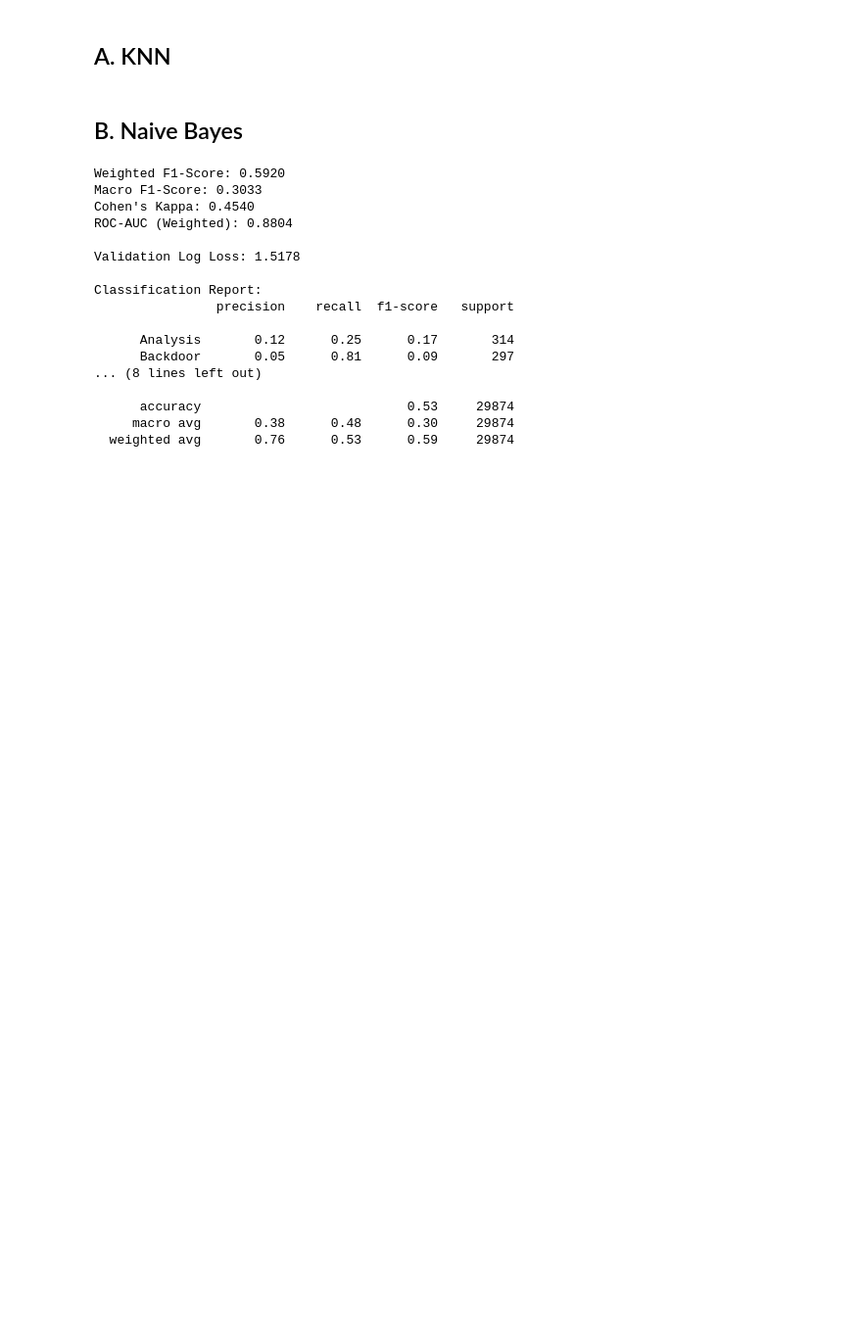
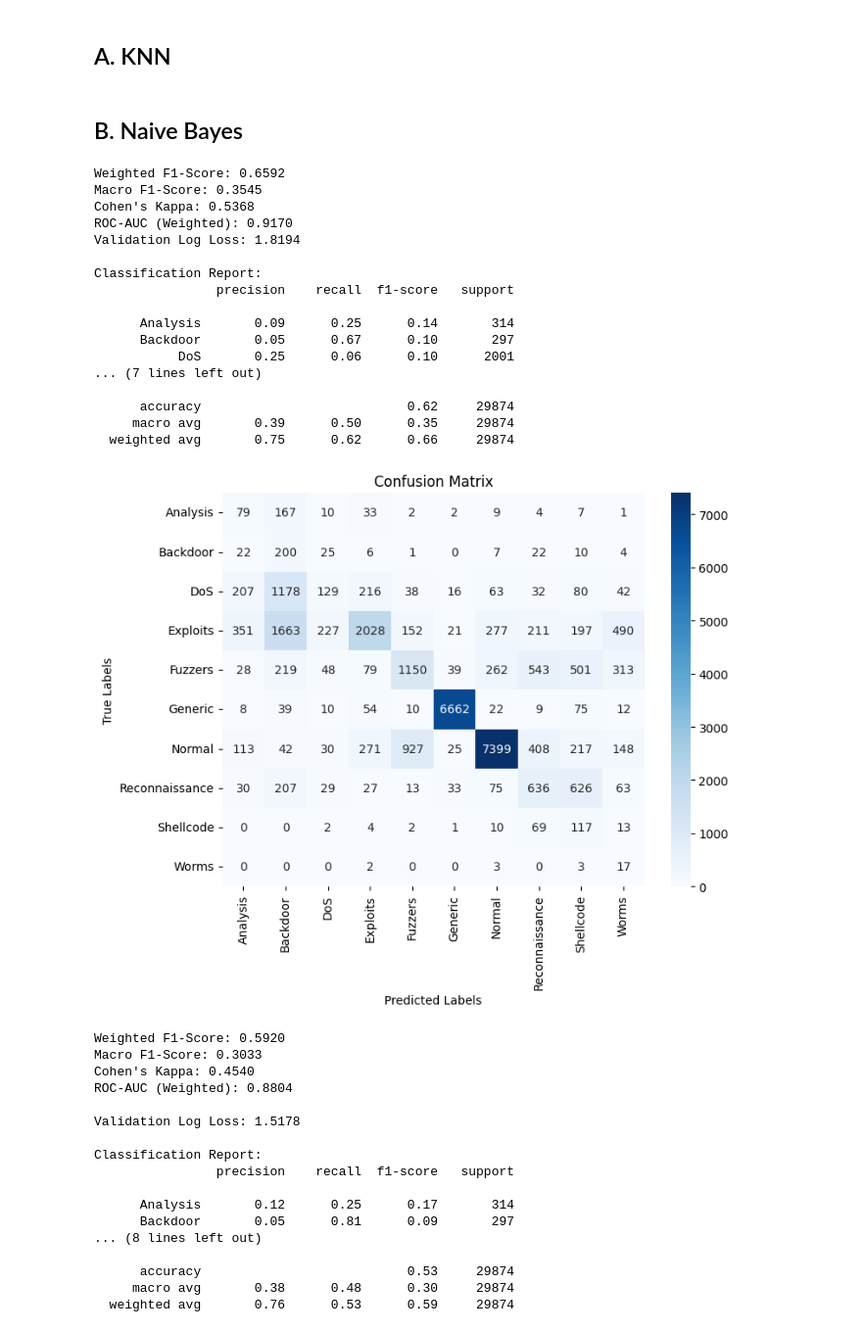
Before and after one commit to shulhajws/Tubes2AI, a Jupyter notebook: IF3170 Artificial Intelligence _ Tugas Besar 2 Notebook Template.ipynb, the cells around one changed output. Shown at 98% size. Saved outputs shown, nothing was run; the diff lists cells and outputs as text; code cells hidden in the pictures; blank space fills up the shorter version.

Commit message:
fix: naivebayes

```diff
--- a/IF3170 Artificial Intelligence _ Tugas Besar 2 Notebook Template.ipynb
+++ b/IF3170 Artificial Intelligence _ Tugas Besar 2 Notebook Template.ipynb
@@ -1716,10 +1640,9 @@ class NaiveBayesClassifier:
 # %%
-from sklearn.naive_bayes import GaussianNB
 
 nb = ImbPipeline(steps=[
     ('prep', transformer),
     ('smote', smote),
-    ('pca', PCA(n_components=20)),
+    ('pca', PCA(n_components=15)),
     ('nb', NaiveBayesClassifier())
 ])
 
@@ -1744,34 +1667,53 @@ print(f"Cohen's Kappa: {kappa:.4f}")
 
 # ROC-AUC (One-vs-Rest for Multi-Class)
 try:
     roc_auc = roc_auc_score(y_val_encoded, y_val_pred_proba_nb, multi_class='ovr', average='weighted')
     print(f"ROC-AUC (Weighted): {roc_auc:.4f}")
 except ValueError:
     print("ROC-AUC could not be computed for this dataset.")
 
 # Log Loss
 logloss_nb = log_loss(y_val_encoded, y_val_pred_proba_nb)
-print(f"\nValidation Log Loss: {logloss_nb:.4f}")
+print(f"Validation Log Loss: {logloss_nb:.4f}")
 
 # Classfication Report
 print("\nClassification Report:")
 print(classification_report(label_encoder.inverse_transform(y_val_encoded),
                             label_encoder.inverse_transform(y_val_pred_nb),
                             target_names=label_encoder.classes_))
 
 # Confusion Matrix
 print()
 conf_matrix_nb = confusion_matrix(label_encoder.inverse_transform(y_val_encoded),
                                   label_encoder.inverse_transform(y_val_pred_nb),
                                   labels=label_encoder.classes_)
 
 plt.figure(figsize=(8, 6))
 sns.heatmap(conf_matrix_nb, annot=True, fmt='d', cmap='Blues',
             xticklabels=label_encoder.classes_, yticklabels=label_encoder.classes_)
 plt.xlabel('Predicted Labels')
 plt.ylabel('True Labels')
 plt.title('Confusion Matrix')
 plt.show()
+# %% [output]
+Weighted F1-Score: 0.6592
+Macro F1-Score: 0.3545
+Cohen's Kappa: 0.5368
+ROC-AUC (Weighted): 0.9170
+Validation Log Loss: 1.8194
+
+Classification Report:
+                precision    recall  f1-score   support
+
+      Analysis       0.09      0.25      0.14       314
+      Backdoor       0.05      0.67      0.10       297
+           DoS       0.25      0.06      0.10      2001
+... (7 lines left out)
+
+      accuracy                           0.62     29874
+     macro avg       0.39      0.50      0.35     29874
+  weighted avg       0.75      0.62      0.66     29874
+[figure, added]
 # %%
 from sklearn.naive_bayes import GaussianNB
 
```
Also changed, not shown: parts of 8 cells of this notebook.
